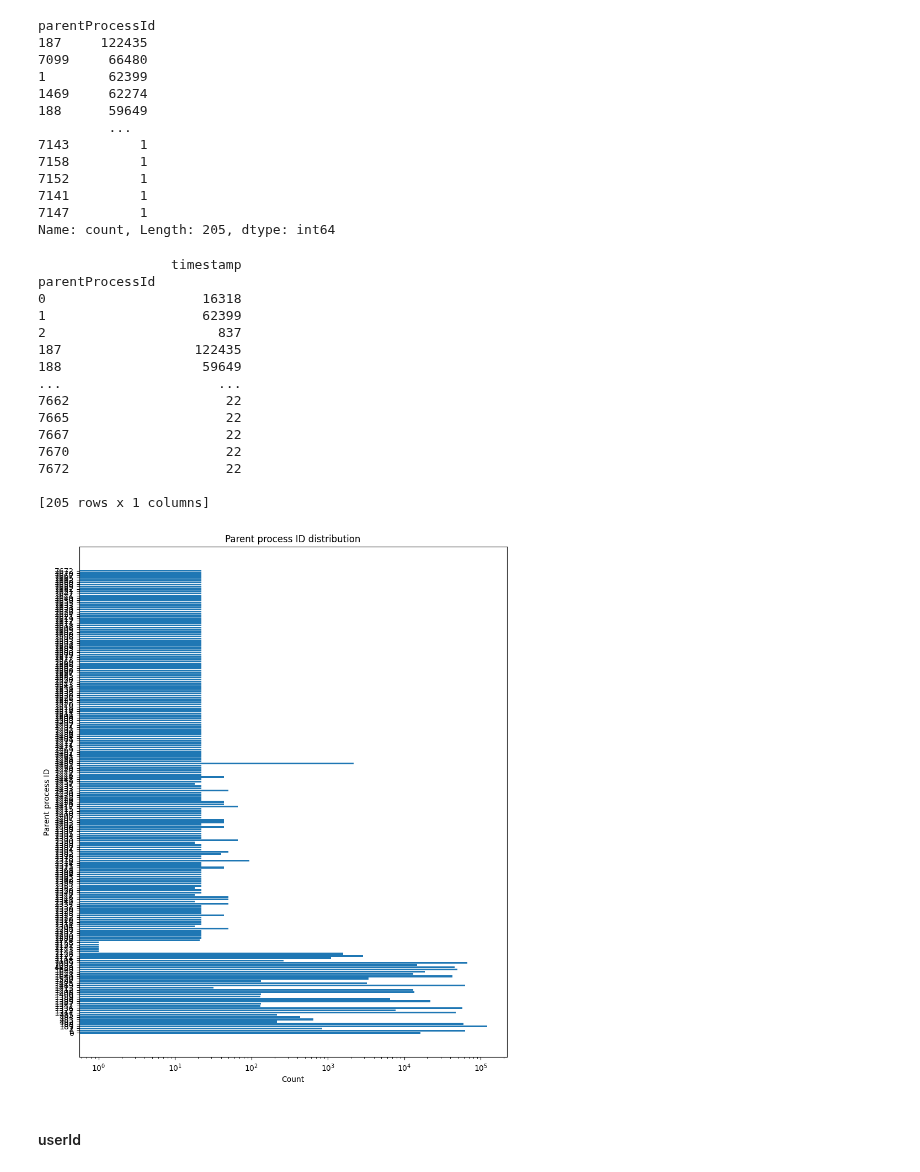
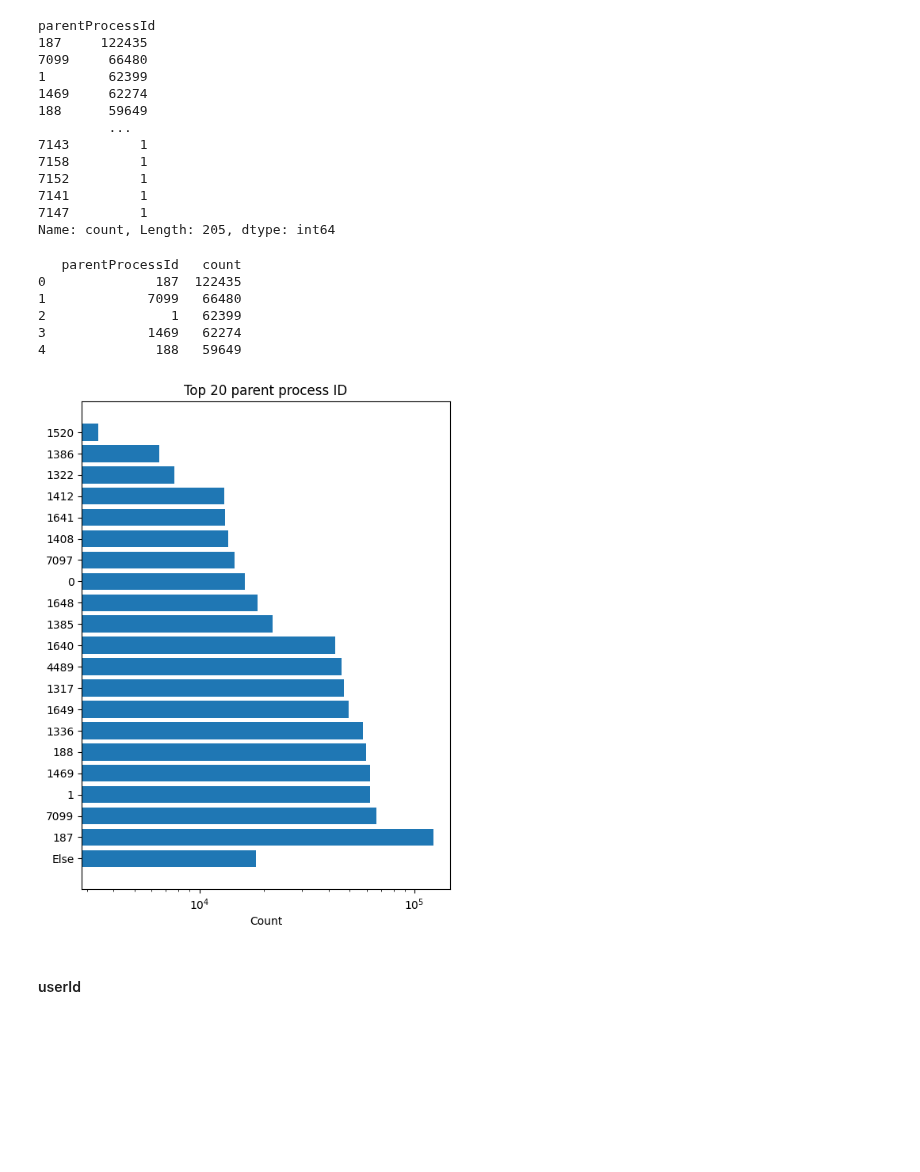
Before and after one commit to moryba/Beth-project, a Jupyter notebook: Data analysis/data analysis.ipynb, the cells around one changed output. Cells and saved outputs as stored; diff of their text form; code cells hidden in the pictures; blank space fills up the shorter version.

```diff
--- a/Data analysis/data analysis.ipynb
+++ b/Data analysis/data analysis.ipynb
@@ -120,0 +74,11 @@ threadId
+# %%
+df_threadid = pd.DataFrame(train_data.threadId.value_counts()).reset_index()
+print(df_threadid.head())
+top_20 = df_threadid.head(20)
+rest = df_threadid.iloc[20:]
+rest_sum = rest['count'].sum()
+for i in range(len(top_20),0,-1):
+    top_20.loc[i]=top_20.loc[i-1]
+
+# top_20.loc[len(top_20)] = ['Else', rest_sum]
+top_20.loc[0] = ['Else', rest_sum]
@@ -136,41 +120,37 @@ parentProcessId
 7141         1
 7147         1
 Name: count, Length: 205, dtype: int64
-# %%
-parentprocessid_train = train_data.groupby(['parentProcessId'])[['timestamp']].count()
-print(parentprocessid_train)
-# %% [output]
-                 timestamp
-parentProcessId
-0                    16318
-1                    62399
-2                      837
-187                 122435
-188                  59649
-...                    ...
-7662                    22
-7665                    22
-7667                    22
-7670                    22
-7672                    22
-
-[205 rows x 1 columns]
+# %%
+df_parentprocessid = pd.DataFrame(train_data.parentProcessId.value_counts()).reset_index()
+print(df_parentprocessid.head())
+top_20 = df_parentprocessid.head(20)
+rest = df_parentprocessid.iloc[20:]
+rest_sum = rest['count'].sum()
+for i in range(len(top_20),0,-1):
+    top_20.loc[i]=top_20.loc[i-1]
+
+# top_20.loc[len(top_20)] = ['Else', rest_sum]
+top_20.loc[0] = ['Else', rest_sum]
+# %% [output]
+   parentProcessId   count
+0              187  122435
+1             7099   66480
+2                1   62399
+3             1469   62274
+4              188   59649
 # %%
-fig, ax = plt.subplots(figsize=(10,12))
-labels = parentprocessid_train.index.values.astype('str')
-counts = parentprocessid_train.timestamp.values
+fig, ax = plt.subplots(figsize=(6,8))
+labels = top_20.parentProcessId.values.astype('str')
+counts = top_20['count'].values
 
-y_pos = np.arange(len(labels))
 ax.barh(labels, counts)
-plt.xticks(y_pos, labels)
 ax.set_xlabel('Count')
-ax.set_ylabel('Parent process ID')
-ax.set_title('Parent process ID distribution')
-# ax.legend(title='User Id')
+
+ax.set_title('Top 20 parent process ID')
 ax.set_xscale('log')
 plt.show()
 # %% [output]
-[figure, old version]
+[figure, new version]
 # %% [markdown]
 #### userId
 # %%
```
Also changed, not shown: parts of 11 cells of this notebook, 7 other files.
